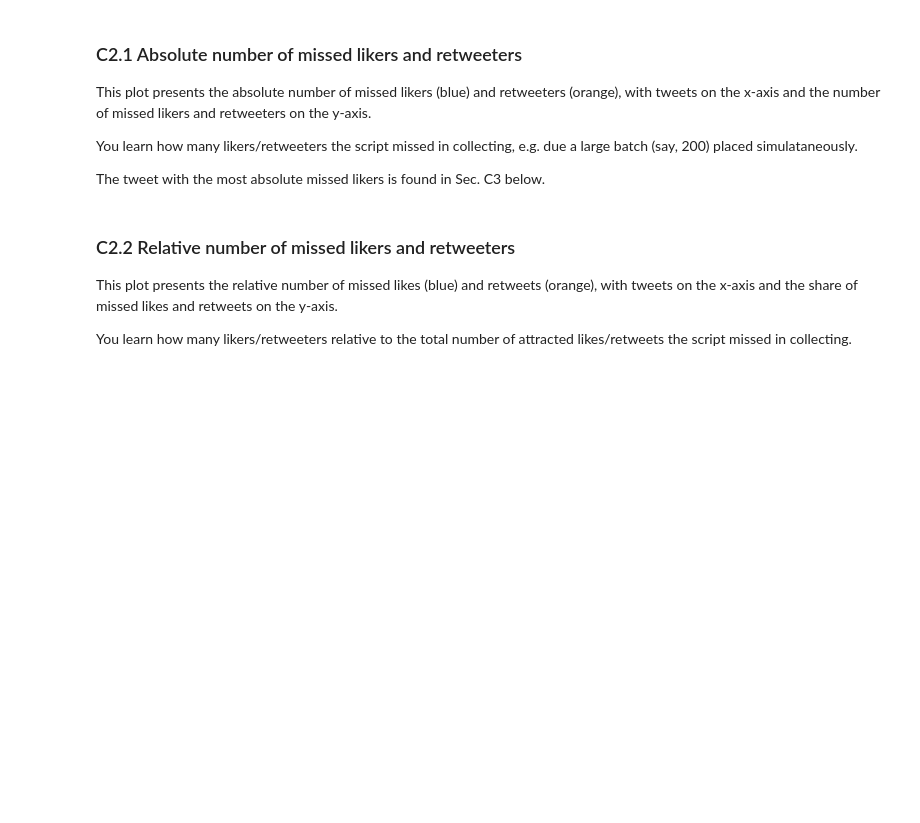
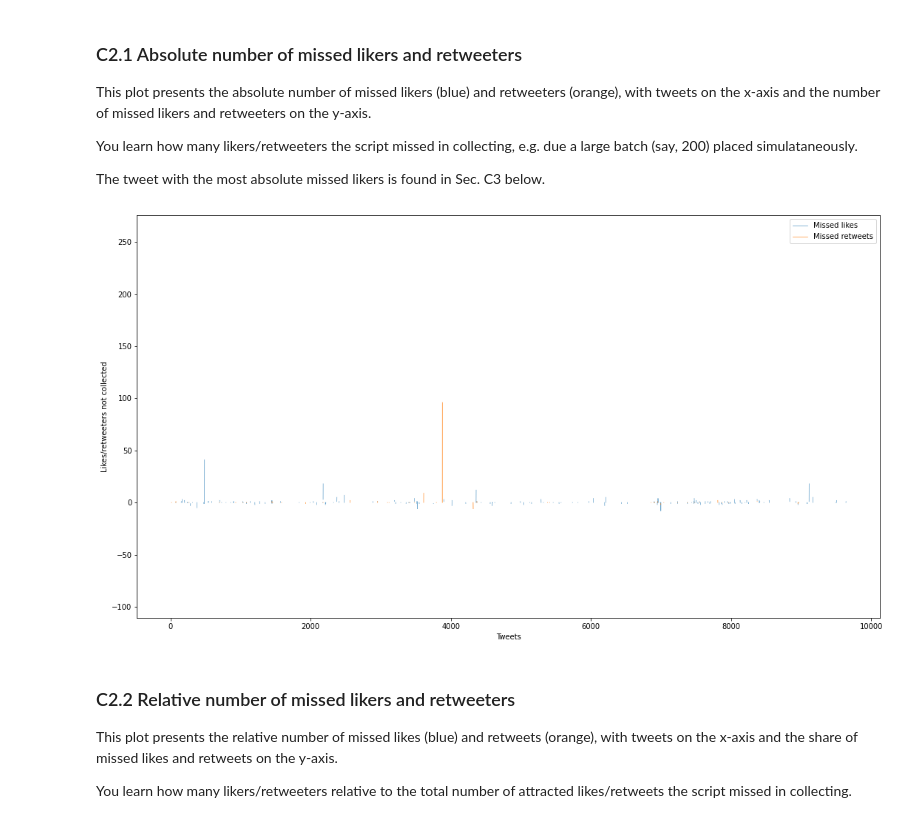
Before and after one commit to humanplayer2/get-twitter-likers-data, a Jupyter notebook: data-processing/data-inspection.ipynb, the cells around one changed output. Drawn from its saved outputs; the diff is of its cells as text; code cells hidden in the pictures; blank space fills up the shorter version.

```diff
--- a/data-processing/data-inspection.ipynb
+++ b/data-processing/data-inspection.ipynb
@@ -105,0 +218,10 @@ To use this measure, the tweets must have been surveyed during the final harvest
+# %%
+timeseries_likes_all = timeseries_likes
+timeseries_retweets_all = timeseries_retweets
+for tweet in finalharvest_l.index:
+    timeseries_likes_all.at[tweet,'final'] = finalharvest_l.at[tweet,'like_count']
+for tweet in finalharvest_r.index:
+    timeseries_retweets_all.at[tweet,'final'] = finalharvest_r.at[tweet,'retweet_count']
+
+max_likes = timeseries_likes_all.max(axis=1)
+max_retweets = timeseries_retweets_all.max(axis=1)
@@ -142,7 +278,9 @@ You learn how many likers/retweeters the script missed in collecting, e.g. due a
 The tweet with the most absolute missed likers is found in Sec. C3 below.
 # %%
 # Absolute number of missed likes/retweets per tweet
-plot_missed(likecount, likerscollected, retweetcount, retweeterscollected)
+plot_missed(max_likes, likerscollected, max_retweets, retweeterscollected)
+# %% [output]
+[figure, added]
 # %% [markdown]
 ### C2.2 Relative number of missed likers and retweeters
 
```
Also changed, not shown: parts of 42 cells of this notebook.
